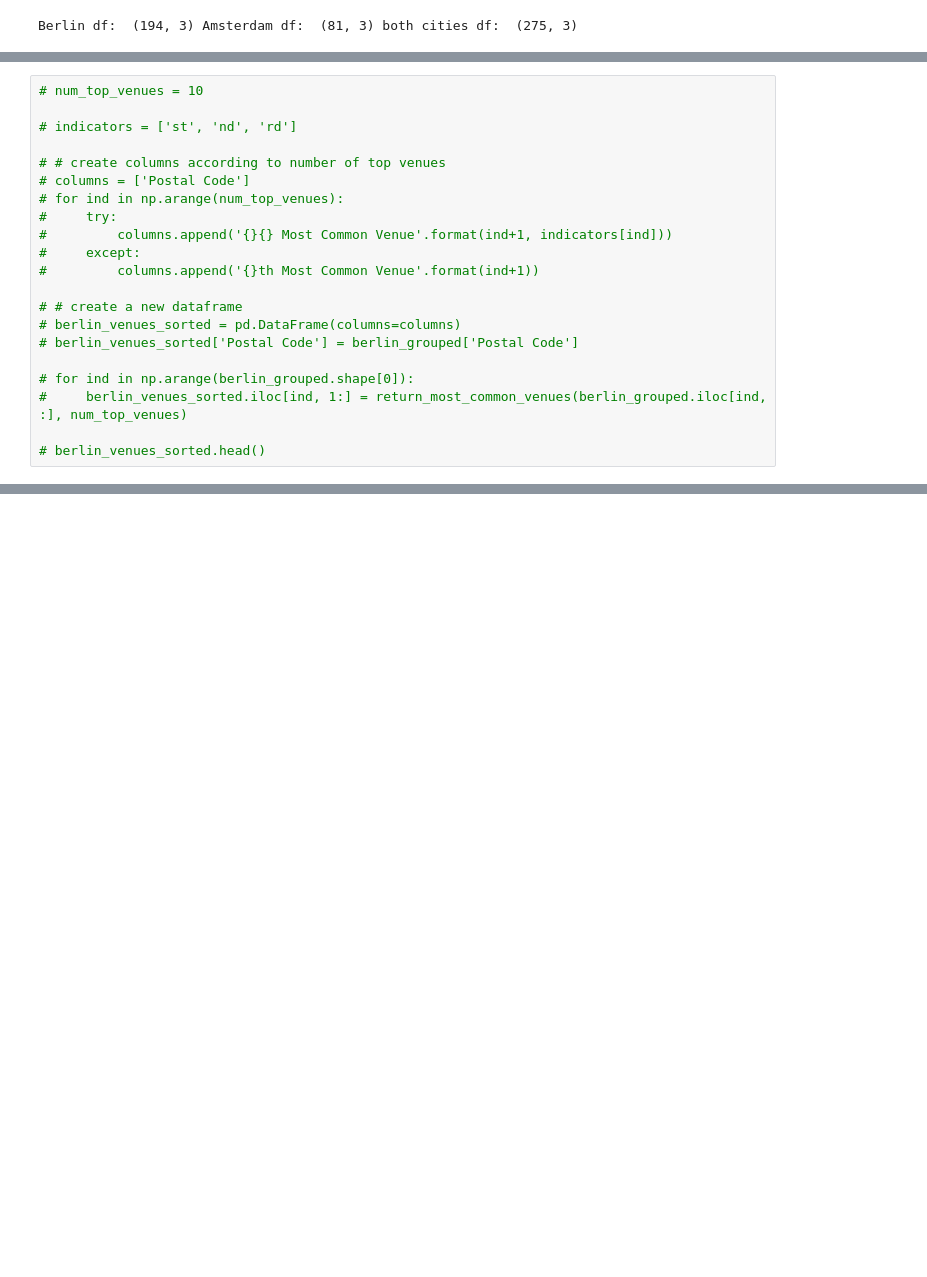
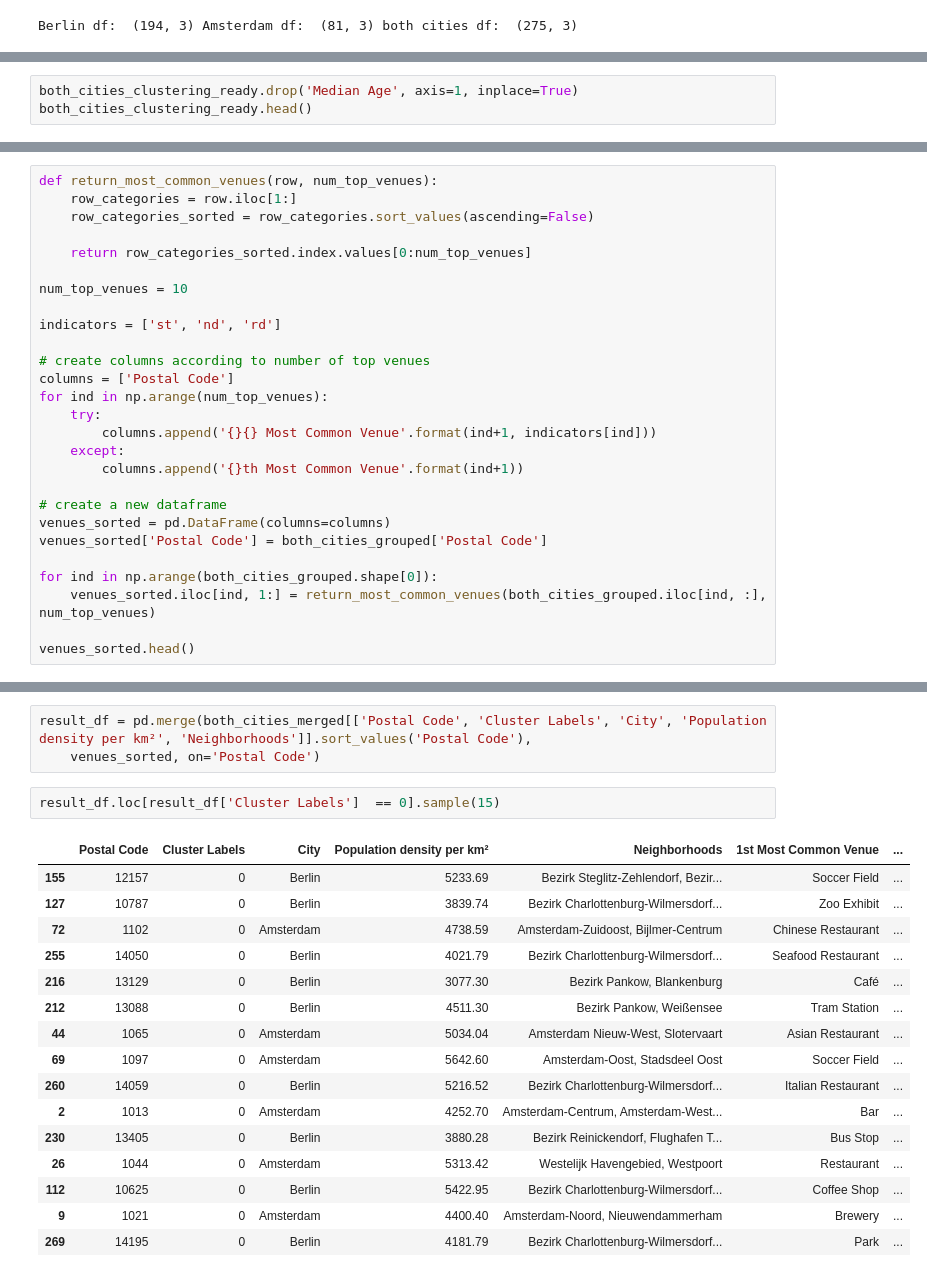
Before and after one commit to kzwolenik95/Coursera_Capstone, a Jupyter notebook: capstone-project-the-battle-of-neighborhoods-week-1.ipynb, the cells around one changed output, grey strips where cells are left out. Saved outputs shown, nothing was run; the diff lists cells and outputs as text; blank space fills up the shorter version.

```diff
--- a/capstone-project-the-battle-of-neighborhoods-week-1.ipynb
+++ b/capstone-project-the-battle-of-neighborhoods-week-1.ipynb
@@ -258,0 +304,3 @@ both_cities_conds.head()
+# %%
+both_cities_clustering_ready.drop('Median Age', axis=1, inplace=True)
+both_cities_clustering_ready.head()
@@ -259,21 +390,27 @@ both_cities_conds.head()
 # %%
-# num_top_venues = 10
+def return_most_common_venues(row, num_top_venues):
+    row_categories = row.iloc[1:]
+    row_categories_sorted = row_categories.sort_values(ascending=False)
 
-# indicators = ['st', 'nd', 'rd']
+    return row_categories_sorted.index.values[0:num_top_venues]
 
-# # create columns according to number of top venues
-# columns = ['Postal Code']
-# for ind in np.arange(num_top_venues):
-#     try:
-#         columns.append('{}{} Most Common Venue'.format(ind+1, indicators[ind]))
-#     except:
-#         columns.append('{}th Most Common Venue'.format(ind+1))
+num_top_venues = 10
 
-# # create a new dataframe
-# berlin_venues_sorted = pd.DataFrame(columns=columns)
-# berlin_venues_sorted['Postal Code'] = berlin_grouped['Postal Code']
+indicators = ['st', 'nd', 'rd']
 
-# for ind in np.arange(berlin_grouped.shape[0]):
-#     berlin_venues_sorted.iloc[ind, 1:] = return_most_common_venues(berlin_grouped.iloc[ind, :], num_top_venues)
+# create columns according to number of top venues
+columns = ['Postal Code']
+for ind in np.arange(num_top_venues):
+    try:
+        columns.append('{}{} Most Common Venue'.format(ind+1, indicators[ind]))
+    except:
+        columns.append('{}th Most Common Venue'.format(ind+1))
 
-# berlin_venues_sorted.head()
+# create a new dataframe
+venues_sorted = pd.DataFrame(columns=columns)
+venues_sorted['Postal Code'] = both_cities_grouped['Postal Code']
+
+for ind in np.arange(both_cities_grouped.shape[0]):
+    venues_sorted.iloc[ind, 1:] = return_most_common_venues(both_cities_grouped.iloc[ind, :], num_top_venues)
+
+venues_sorted.head()
@@ -291,0 +424,22 @@ show_maps_sidebyside(berlin_map, amsterdam_map)
+# %%
+result_df = pd.merge(both_cities_merged[['Postal Code', 'Cluster Labels', 'City', 'Population density per km²', 'Neighborhoods']].sort_values('Postal Code'),
+    venues_sorted, on='Postal Code')
+# %%
+result_df.loc[result_df['Cluster Labels']  == 0].sample(15)
+# %% [output]
+|  | Postal Code | Cluster Labels | City | Population density per km² | Neighborhoods | 1st Most Common Venue | ... |
+| 155 | 12157 | 0 | Berlin | 5233.69 | Bezirk Steglitz-Zehlendorf, Bezir... | Soccer Field | ... |
+| 127 | 10787 | 0 | Berlin | 3839.74 | Bezirk Charlottenburg-Wilmersdorf... | Zoo Exhibit | ... |
+| 72 | 1102 | 0 | Amsterdam | 4738.59 | Amsterdam-Zuidoost, Bijlmer-Centrum | Chinese Restaurant | ... |
+| 255 | 14050 | 0 | Berlin | 4021.79 | Bezirk Charlottenburg-Wilmersdorf... | Seafood Restaurant | ... |
+| 216 | 13129 | 0 | Berlin | 3077.30 | Bezirk Pankow, Blankenburg | Café | ... |
+| 212 | 13088 | 0 | Berlin | 4511.30 | Bezirk Pankow, Weißensee | Tram Station | ... |
+| 44 | 1065 | 0 | Amsterdam | 5034.04 | Amsterdam Nieuw-West, Slotervaart | Asian Restaurant | ... |
+| 69 | 1097 | 0 | Amsterdam | 5642.60 | Amsterdam-Oost, Stadsdeel Oost | Soccer Field | ... |
+| 260 | 14059 | 0 | Berlin | 5216.52 | Bezirk Charlottenburg-Wilmersdorf... | Italian Restaurant | ... |
+| 2 | 1013 | 0 | Amsterdam | 4252.70 | Amsterdam-Centrum, Amsterdam-West... | Bar | ... |
+| 230 | 13405 | 0 | Berlin | 3880.28 | Bezirk Reinickendorf, Flughafen T... | Bus Stop | ... |
+| 26 | 1044 | 0 | Amsterdam | 5313.42 | Westelijk Havengebied, Westpoort | Restaurant | ... |
+| 112 | 10625 | 0 | Berlin | 5422.95 | Bezirk Charlottenburg-Wilmersdorf... | Coffee Shop | ... |
+| 9 | 1021 | 0 | Amsterdam | 4400.40 | Amsterdam-Noord, Nieuwendammerham | Brewery | ... |
+| 269 | 14195 | 0 | Berlin | 4181.79 | Bezirk Charlottenburg-Wilmersdorf... | Park | ... |
```
Also changed, not shown: parts of 25 cells of this notebook.
